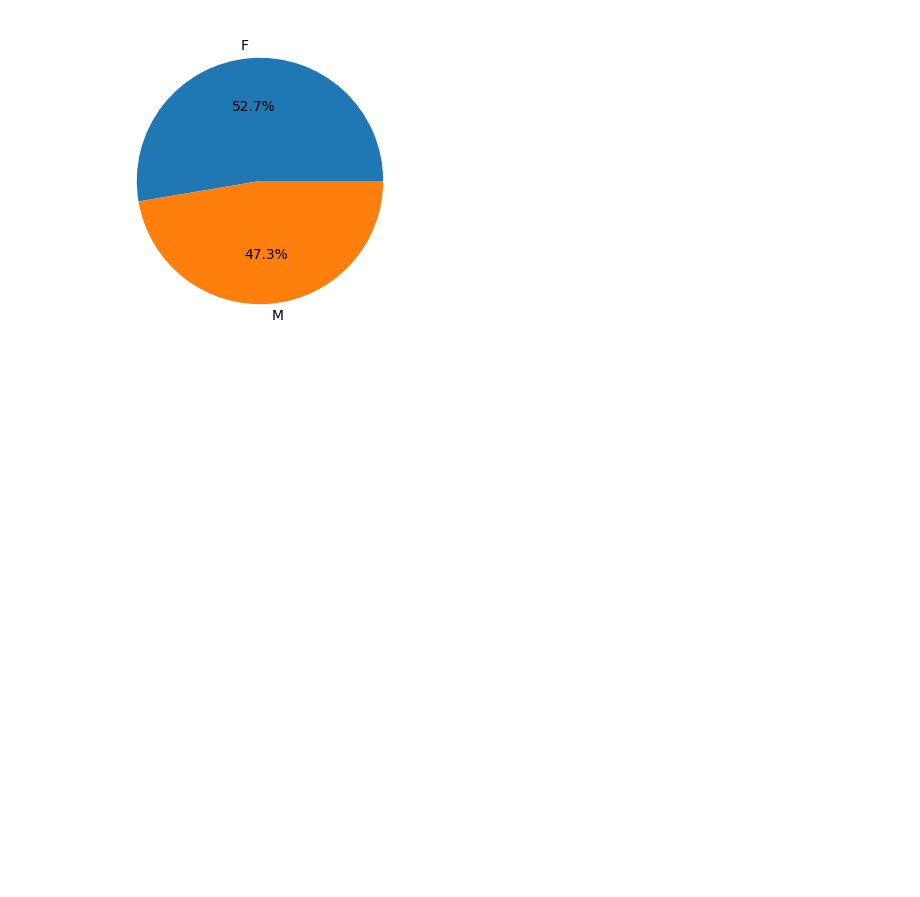
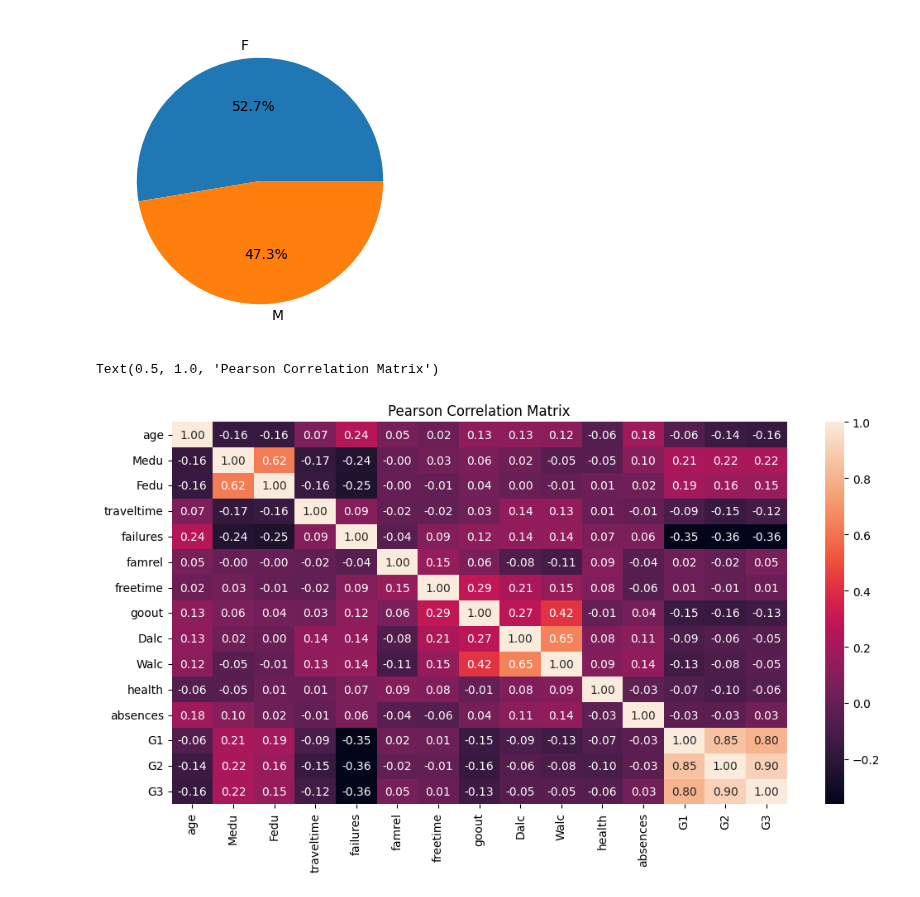
Before and after one commit to latifkara/dataScienceProjects, a Jupyter notebook: School_Conumption/SchoolConsumption.ipynb, the cells around one changed output. Cells and saved outputs as stored; diff of their text form; code cells hidden in the pictures; blank space fills up the shorter version.

Commit message:
School project | Correlation between data

```diff
--- a/School_Conumption/SchoolConsumption.ipynb
+++ b/School_Conumption/SchoolConsumption.ipynb
@@ -116,3 +116,11 @@ plt.pie(gender_count, labels=gender_count.index, autopct='%1.1f%%')
  [Text(-0.050048235794534185, 0.5979090015159955, '52.7%'),
   Text(0.05004829177481482, -0.5979089968301389, '47.3%')])
 [figure]
+# %%
+corr = school_df.corr(method='pearson')
+plt.figure(figsize=(12, 6))
+sns.heatmap(corr, annot=True, fmt='.2f')
+plt.title('Pearson Correlation Matrix')
+# %% [output]
+Text(0.5, 1.0, 'Pearson Correlation Matrix')
+[figure, added]
```
